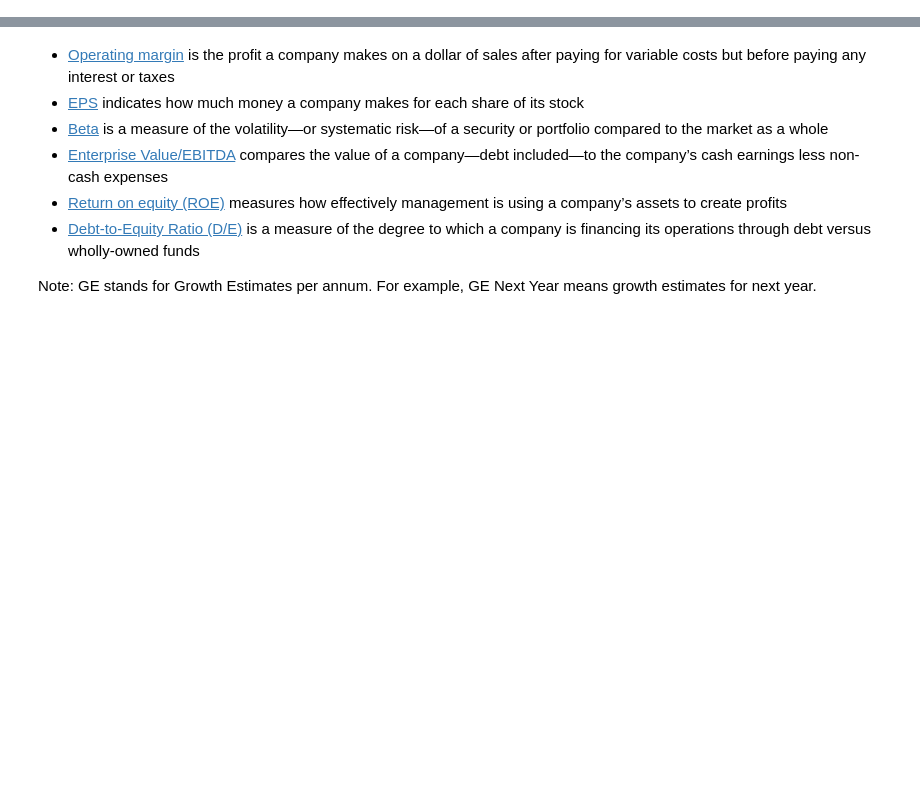
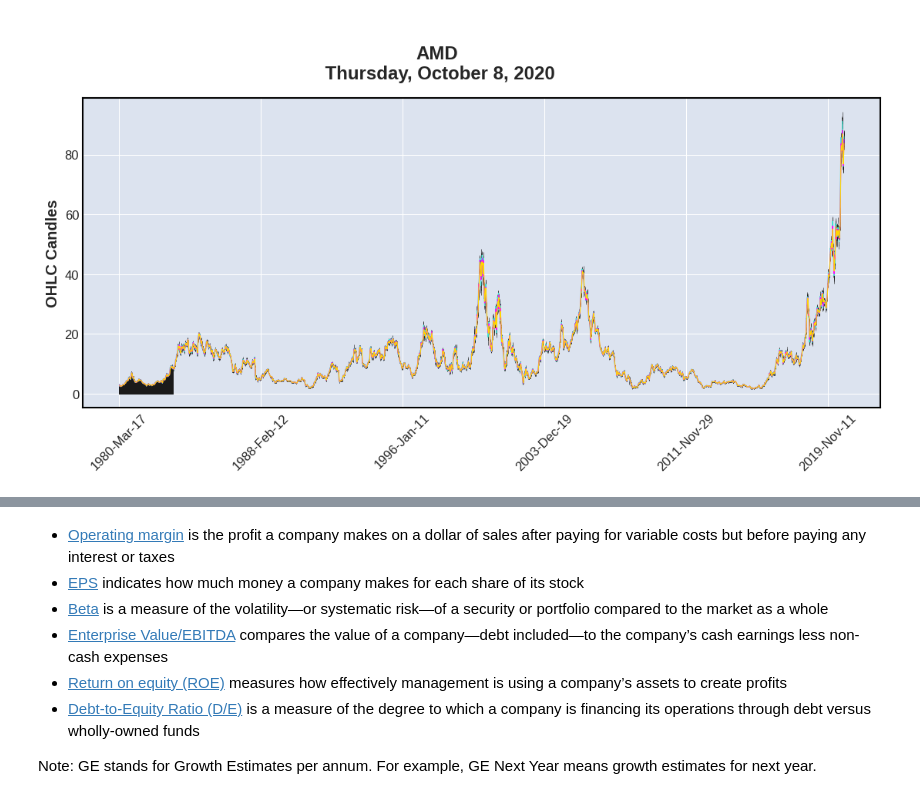
Before and after one commit to juwimana/Trading, a Jupyter notebook: Stock_Purchase_Valuation.ipynb, the cells around one changed output, grey strips where cells are left out. Saved outputs shown, nothing was run; the diff lists cells and outputs as text; code cells hidden in the pictures; blank space fills up the shorter version.

```diff
--- a/Stock_Purchase_Valuation.ipynb
+++ b/Stock_Purchase_Valuation.ipynb
@@ -27,3 +75,12 @@ df_prices.head()
+# %%
+#plot stock historical data using mplfinance package
+mpf.plot(h_stock,type='candle',mav=(3,6,9),volume=False, figratio=(25,10),
+         title='\n{}\n {}, {} {}, {}'.format(ticker,end_date.strftime('%A'), end_date.strftime("%B"), end_date.day, end_date.year),
+         ylabel='OHLC Candles',
+         ylabel_lower='Shares\nTraded'
+         )
+# %% [output]
+[figure, added]
 # %%
 #incomplete url string
 str_summary = 'https://finance.yahoo.com/quote/{}?p={}&.tsrc=fin-srch'
```
Also changed, not shown: parts of 19 cells of this notebook.
